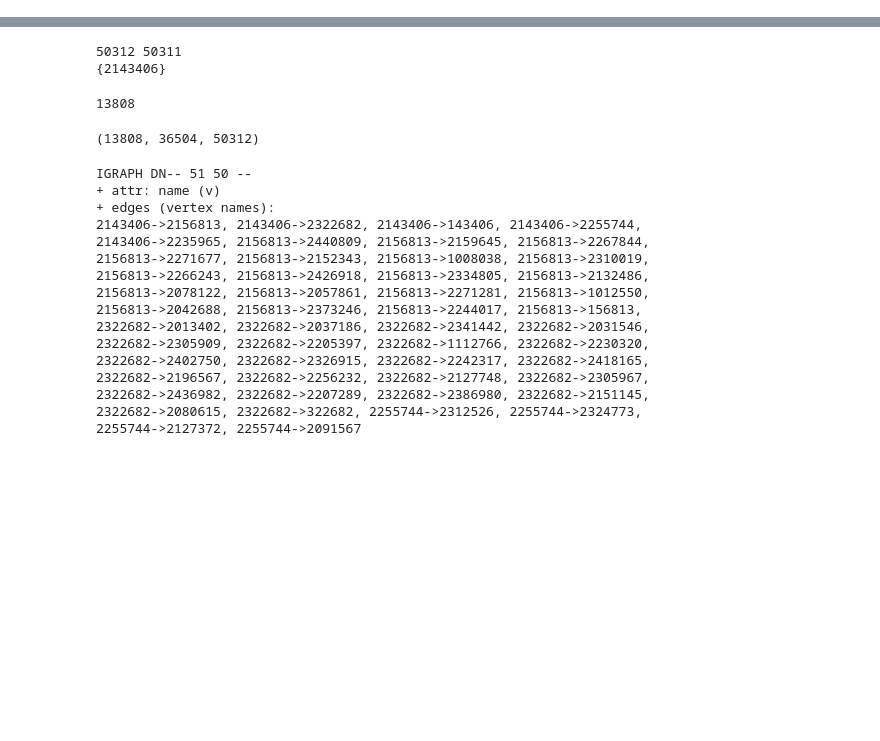
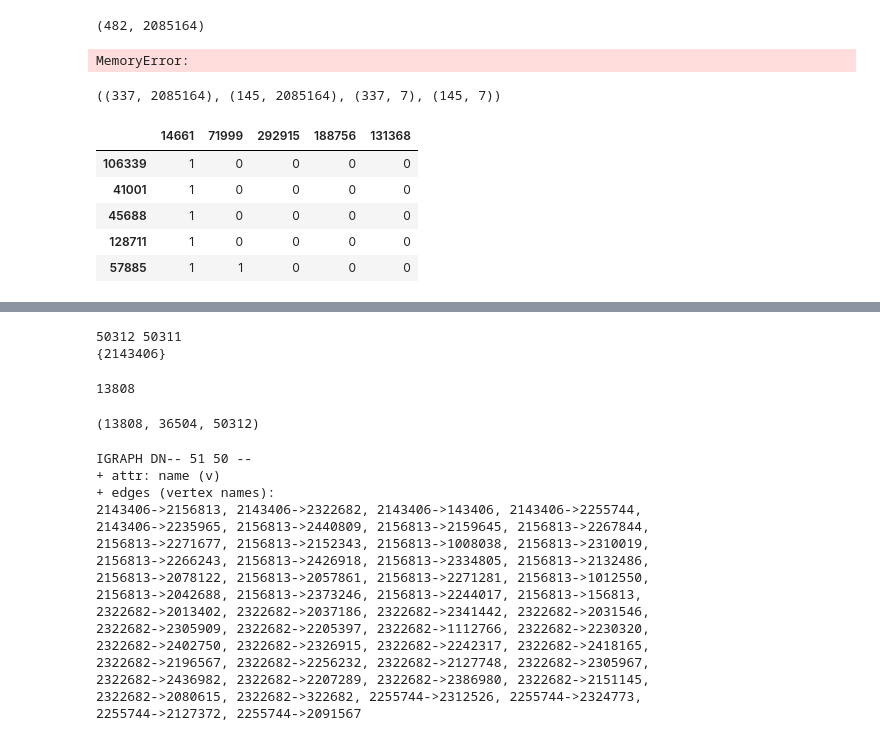
Before and after one commit to tharangni/LSHTC-2019, a Jupyter notebook: experiments.ipynb, the cells around one changed output, grey strips where cells are left out. Cells and saved outputs as stored; diff of their text form; code cells hidden in the pictures; blank space fills up the shorter version.

```diff
--- a/experiments.ipynb
+++ b/experiments.ipynb
@@ -210,0 +217,36 @@ Nn, pii, Ti = read_hier("swiki/data/cat_hier.txt")
+# %%
+ll = []
+for i in list(subset.index):
+    try:
+        ll.append(train_data[int(i)].toarray())
+    except:
+        print(i)
+# %%
+niu = np.concatenate( ll, axis=0 )
+# %%
+niu.shape
+# %% [output]
+(482, 2085164)
+# %%
+train_x, train_y, test_x, test_y = train_test_split(niu, subset, random_state=42, test_size=0.30, shuffle=False)
+# %% [output]
+MemoryError:
+# %%
+train_x.shape, train_y.shape, test_x.shape, test_y.shape
+# %% [output]
+((337, 2085164), (145, 2085164), (337, 7), (145, 7))
+# %%
+x_train = train_x
+y_train = test_x.drop(labels = ["labels", "feat_tf"], axis = 1)
+
+x_test = train_y
+y_test = test_y.drop(labels = ["labels", "feat_tf"], axis = 1)
+# %%
+y_train.sample(n=5)
+# %% [output]
+|  | 14661 | 71999 | 292915 | 188756 | 131368 |
+| 106339 | 1 | 0 | 0 | 0 | 0 |
+| 41001 | 1 | 0 | 0 | 0 | 0 |
+| 45688 | 1 | 0 | 0 | 0 | 0 |
+| 128711 | 1 | 0 | 0 | 0 | 0 |
+| 57885 | 1 | 1 | 0 | 0 | 0 |
```
Also changed, not shown: parts of 34 cells of this notebook.
